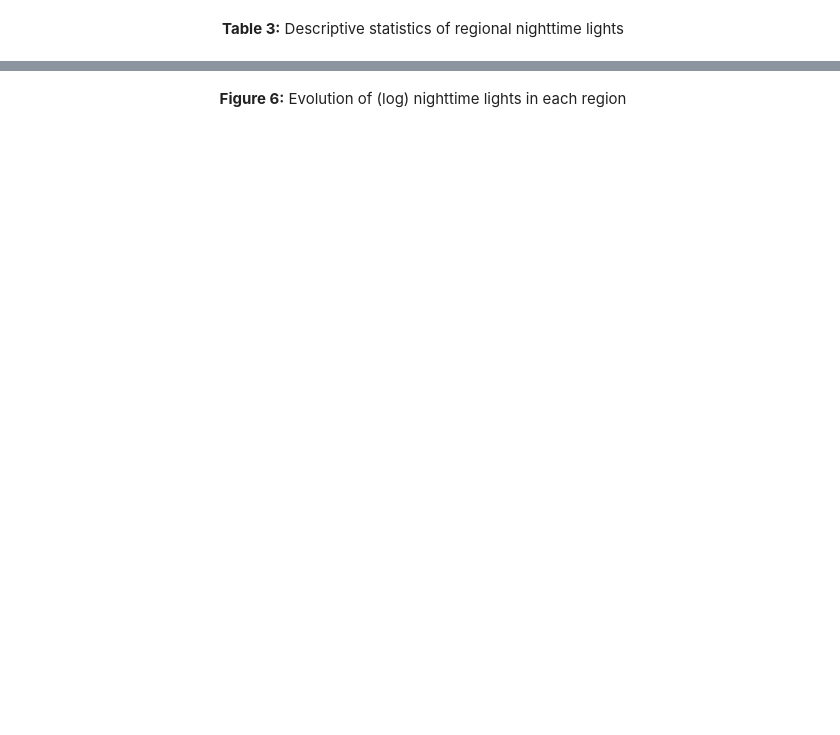
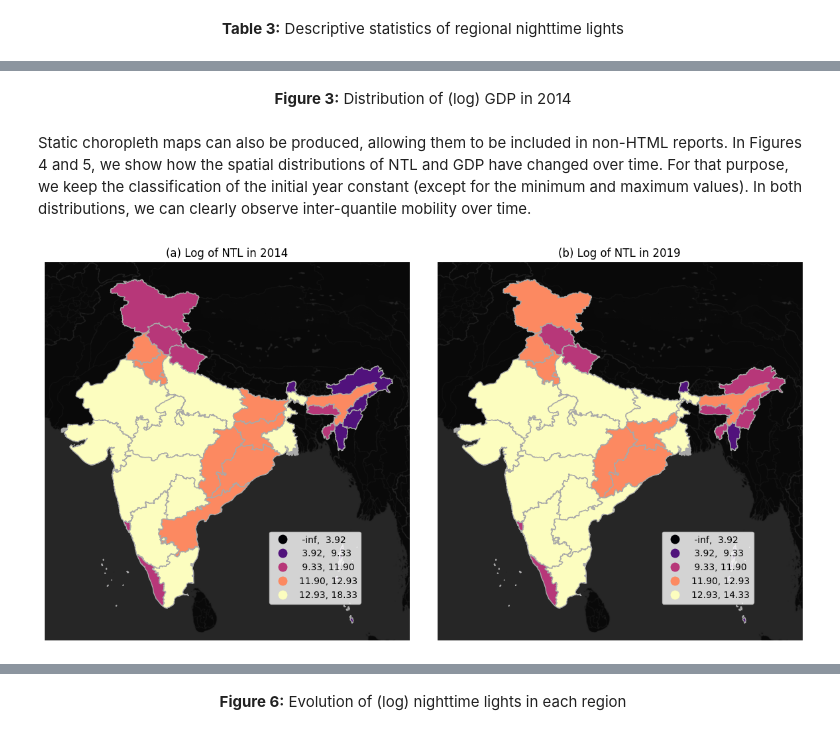
Before and after one commit to quarcs-lab/project2022p, a Jupyter notebook: project2022p_notebook.ipynb, the cells around one changed output, grey strips where cells are left out. Saved outputs shown, nothing was run; the diff lists cells and outputs as text; code cells hidden in the pictures; blank space fills up the shorter version.

```diff
--- a/project2022p_notebook.ipynb
+++ b/project2022p_notebook.ipynb
@@ -729,0 +789,55 @@ fig_ts_lnNTL.show(renderer="colab")
+# %% [markdown]
+<center><b>Figure 3:</b> Distribution of (log) GDP in 2014</center>
+# %% [markdown]
+Static choropleth maps can also be produced, allowing them to be included in non-HTML reports. In Figures 4 and 5, we show how the spatial distributions of NTL and GDP have changed over time. For that purpose, we keep the classification of the initial year constant (except for the minimum and maximum values). In both distributions, we can clearly observe inter-quantile mobility over time.
+# %%
+# @title CODE: Plot static map of (log) NTL for the initial and final year
+
+# A figure is initialized
+fig, axes = plt.subplots(nrows=1, ncols=2, figsize=(12, 8))
+
+# The plot of the start year is added
+gdf_lnNTL.plot(
+    column=str(START_YEAR),
+    scheme="BoxPlot",
+    cmap="magma",
+    edgecolor="darkgrey",
+    legend=True,
+    ax=axes[0],
+    legend_kwds={"bbox_to_anchor": (0.88, 0.30)},
+)
+cx.add_basemap(
+    ax=axes[0],
+    crs=gdf_lnNTL.crs.to_string(),
+    source=cx.providers.CartoDB.DarkMatterNoLabels,
+    attribution=False,
+)
+
+# The plot of the end year is added.
+gdf_lnNTL.plot(
+    column=str(END_YEAR),
+    scheme="user_defined",
+    classification_kwds={"bins": [3.92, 9.33, 11.90, 12.93]},
+    cmap="magma",
+    edgecolor="darkgrey",
+    legend=True,
+    ax=axes[1],
+    legend_kwds={"bbox_to_anchor": (0.88, 0.30)},
+)
+cx.add_basemap(
+    ax=axes[1],
+    crs=gdf_lnNTL.crs.to_string(),
+    source=cx.providers.CartoDB.DarkMatterNoLabels,
+    attribution=False,
+)
+
+plt.tight_layout()
+axes[0].axis("off")
+axes[1].axis("off")
+axes[0].set_title("(a) Log of NTL in " + str(START_YEAR))
+axes[1].set_title("(b) Log of NTL in " + str(END_YEAR))
+
+plt.savefig("figures/fig_map_lnNTL.png", dpi=300, bbox_inches="tight")
+plt.show()
+# %% [output]
+[figure, added]
```
Also changed, not shown: parts of 177 cells of this notebook.
